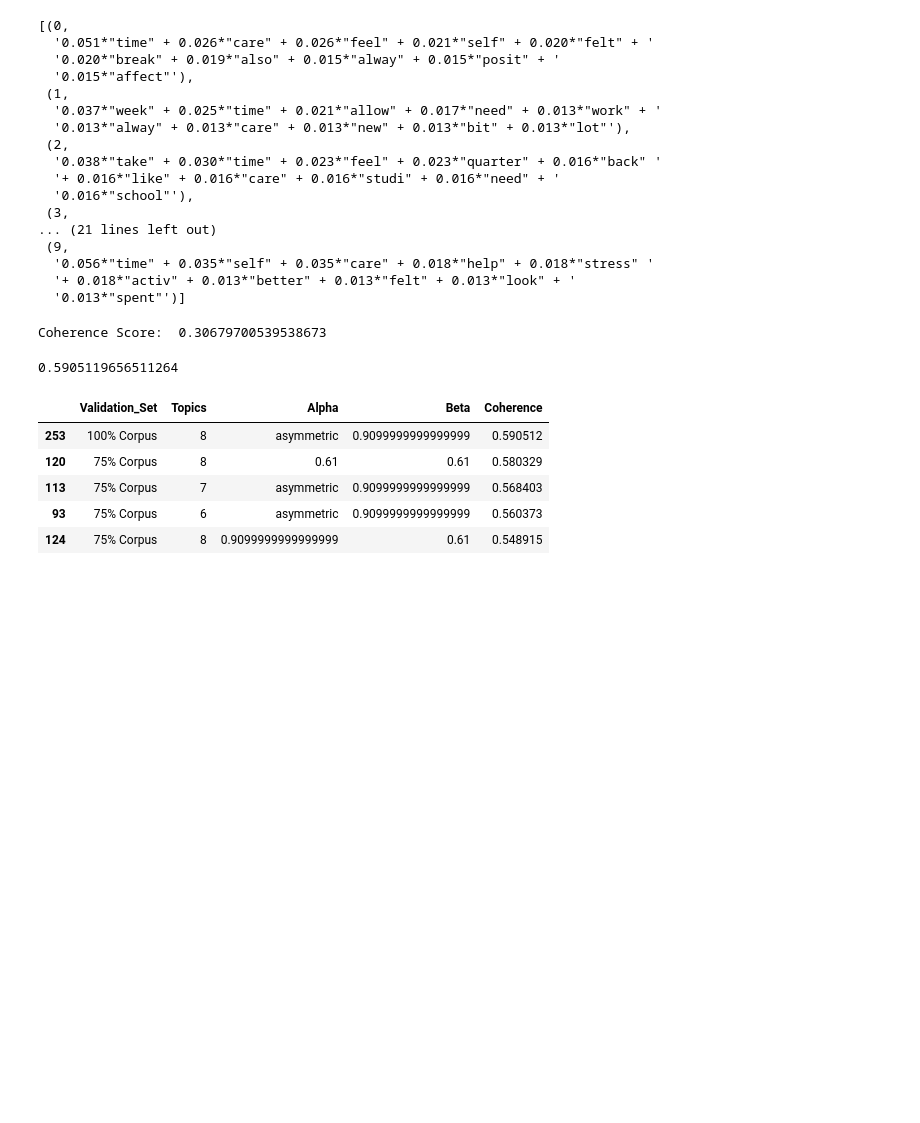
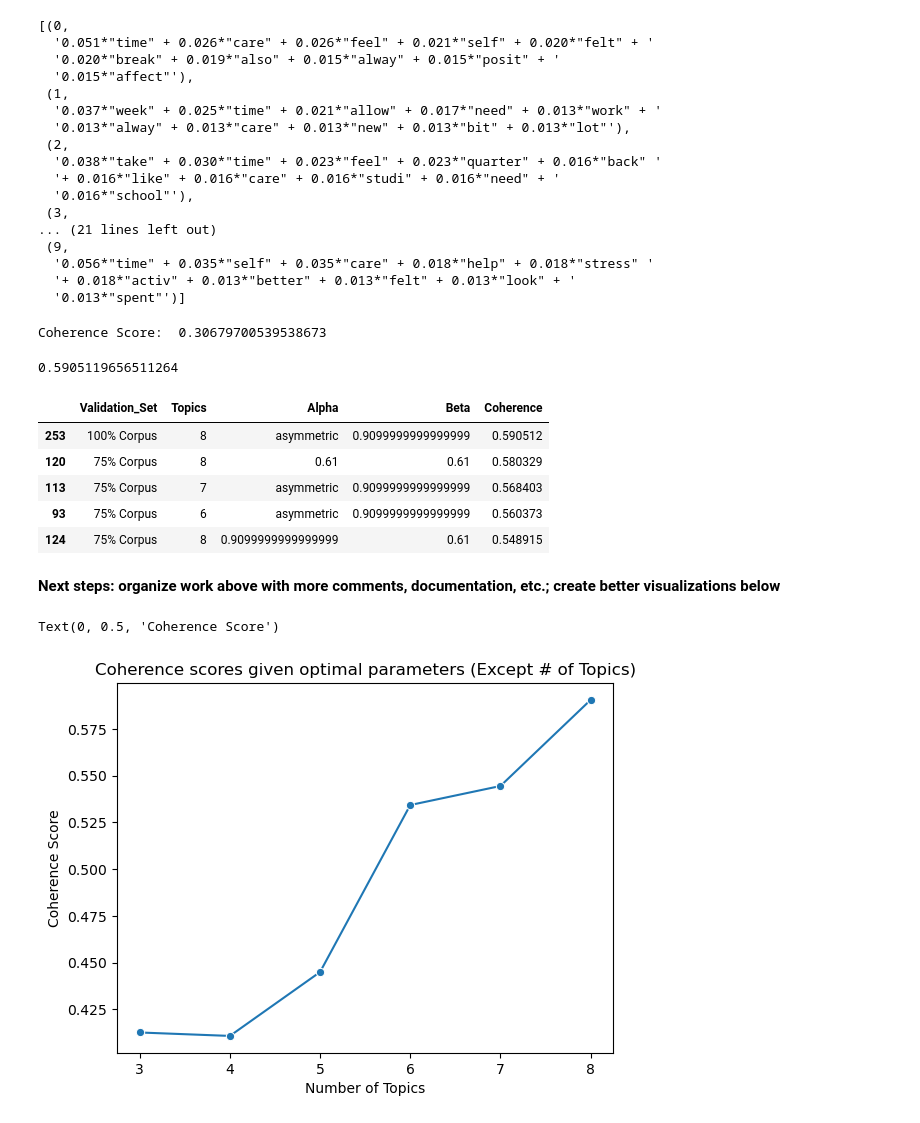
Before and after one commit to bellaachang/UW-Pharm-NLP, a Jupyter notebook: James_EDA2.ipynb, the cells around one changed output. Cells and saved outputs as stored; diff of their text form; code cells hidden in the pictures; blank space fills up the shorter version.

Commit message:
Make results folder

```diff
--- a/James_EDA2.ipynb
+++ b/James_EDA2.ipynb
@@ -227,7 +227,7 @@ print(cv)
 # %%
 # Below results were obtained on February 1, 2024, at ~2:05 AM
 # Note: Alpha and Beta columns are STRING values
-results = pd.read_csv("lda_tuning_results2.csv")
+results = pd.read_csv("results/lda_tuning_results2.csv")
 results.sort_values(by=['Coherence'], ascending=False).head()
 # %% [output]
 |  | Validation_Set | Topics | Alpha | Beta | Coherence |
@@ -236,3 +236,17 @@ results.sort_values(by=['Coherence'], ascending=False).head()
 | 113 | 75% Corpus | 7 | asymmetric | 0.9099999999999999 | 0.568403 |
 | 93 | 75% Corpus | 6 | asymmetric | 0.9099999999999999 | 0.560373 |
 | 124 | 75% Corpus | 8 | 0.9099999999999999 | 0.61 | 0.548915 |
+# %% [markdown]
+**Next steps: organize work above with more comments, documentation, etc.; create better visualizations below**
+# %%
+coherences_with_optimal_vs_a_b = results[(results["Alpha"] == "asymmetric") & (results["Validation_Set"] == "100% Corpus") & (results["Beta"].str.contains("0.909"))]
+
+
+sns.lineplot(data=coherences_with_optimal_vs_a_b, x='Topics', y='Coherence', marker='o')
+
+plt.title("Coherence scores given optimal parameters (Except # of Topics)")
+plt.xlabel("Number of Topics")
+plt.ylabel("Coherence Score")
+# %% [output]
+Text(0, 0.5, 'Coherence Score')
+[figure, added]
```
Also changed, not shown: parts of 1 cell of this notebook, 3 other files.
